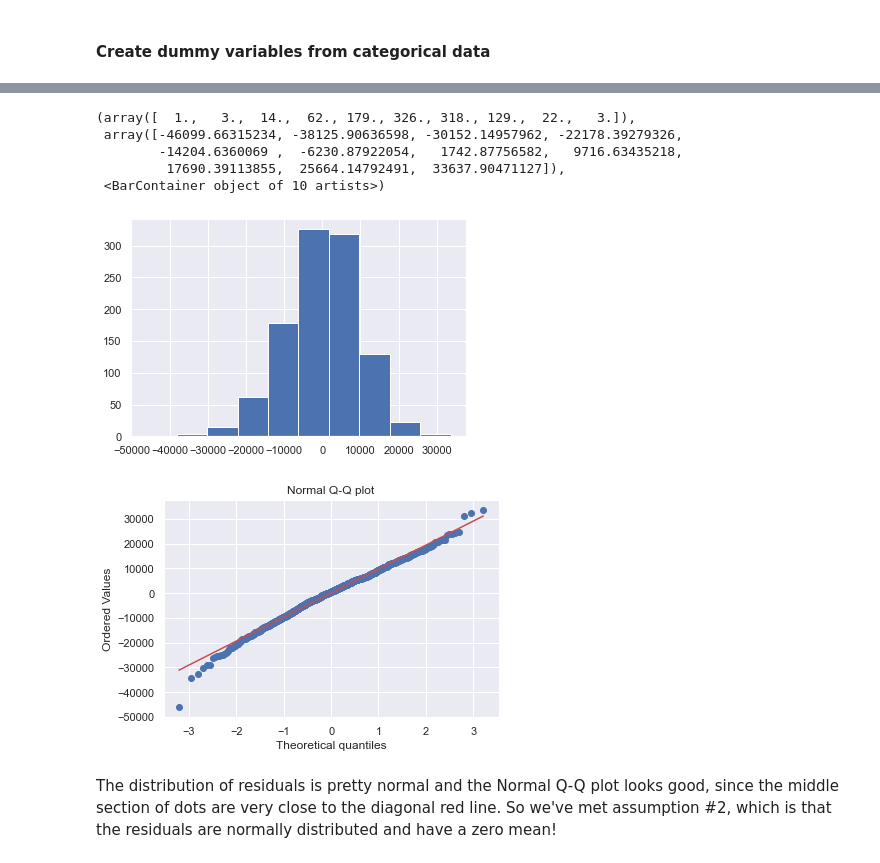
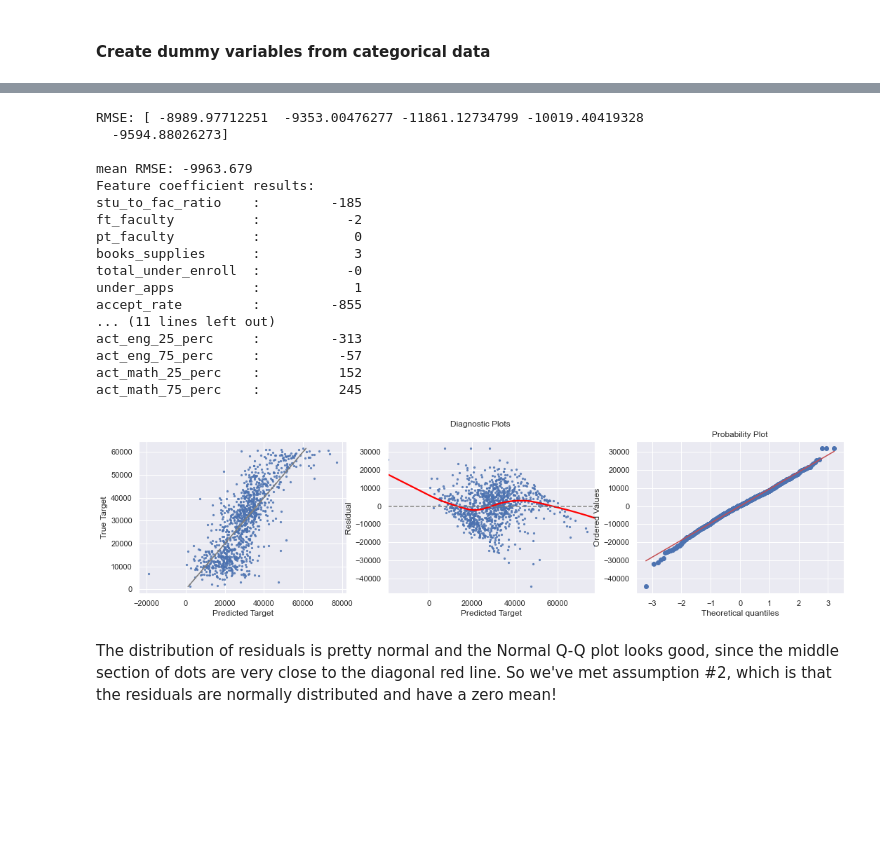
Before and after one commit to chloebs4590/Metis-NBM_Regression, a Jupyter notebook: eda_lr_project_code.ipynb, the cells around one changed output, grey strips where cells are left out. Saved outputs shown, nothing was run; the diff lists cells and outputs as text; code cells hidden in the pictures; blank space fills up the shorter version.

Commit message:
added more models

```diff
--- a/eda_lr_project_code.ipynb
+++ b/eda_lr_project_code.ipynb
@@ -1085,2 +1080,2 @@ schools_df_rev_dummies = pd.get_dummies(schools_df_rev, columns = cat_variables,
 # %%
-schools_aid = schools_df_rev_dummies.copy()
+df_modeling = schools_df_rev_dummies.copy()
@@ -1104,12 +1157,14 @@ schools_no_aid_no_sat_act.drop(['avg_grant_schol_aid','sat_read_write_25_perc',
 # %%
 # define feature variables and target variable
 
-X = schools_no_aid_no_sat_act.loc[:,['stu_to_fac_ratio', 'ft_faculty', 'pt_faculty',
+X = df_modeling.loc[:,['stu_to_fac_ratio', 'ft_faculty', 'pt_faculty',
        'books_supplies', 'total_under_enroll', 'under_apps', 'accept_rate', 'grad_rate',
        'admiss_data_1', 'test_scores_req_1.0', 'test_scores_rec_1.0',
-       'test_scores_con_not_req_1.0']]
+       'test_scores_con_not_req_1.0','sat_read_write_25_perc', 'sat_read_write_75_perc','sat_math_25_perc',
+       'sat_math_75_perc','act_comp_25_perc', 'act_comp_75_perc', 'act_eng_25_perc',
+        'act_eng_75_perc', 'act_math_25_perc','act_math_75_perc']]
 
-y = schools_no_aid_no_sat_act['tuition_fees']
+y = df_modeling['tuition_fees']
 # %%
 # check that there's no multicollinearity between our feature variables using variance inflation factor
     # from statsmodels
@@ -1208,25 +1214,24 @@ Text(0, 0.5, 'Residuals')
-# %%
-# Check violation of assumption 3:
-
-# histogram of residuals
-
-plt.hist(lm_residuals)
-# %% [output]
-(array([  1.,   3.,  14.,  62., 179., 326., 318., 129.,  22.,   3.]),
- array([-46099.66315234, -38125.90636598, -30152.14957962, -22178.39279326,
-        -14204.6360069 ,  -6230.87922054,   1742.87756582,   9716.63435218,
-         17690.39113855,  25664.14792491,  33637.90471127]),
- <BarContainer object of 10 artists>)
-[figure, removed]
-# %%
-# Normal Q-Q plot
-
-stats.probplot(lm_residuals, dist="norm", plot=plt)
-plt.title("Normal Q-Q plot")
-
-plt.show()
-# %% [output]
-[figure, removed]
+# %%
+plot_validate(lm, X_train_val, y_train_val)
+# %% [output]
+RMSE: [ -8989.97712251  -9353.00476277 -11861.12734799 -10019.40419328
+  -9594.88026273]
+
+mean RMSE: -9963.679
+Feature coefficient results:
+stu_to_fac_ratio    :         -185
+ft_faculty          :           -2
+pt_faculty          :            0
+books_supplies      :            3
+total_under_enroll  :           -0
+under_apps          :            1
+accept_rate         :         -855
+... (11 lines left out)
+act_eng_25_perc     :         -313
+act_eng_75_perc     :          -57
+act_math_25_perc    :          152
+act_math_75_perc    :          245
+[figure, added]
 # %% [markdown]
 The distribution of residuals is pretty normal and the Normal Q-Q plot looks good, since the middle section of dots are very close to the diagonal red line. So we've met assumption #2, which is that the residuals are normally distributed and have a zero mean!
 # %% [markdown]
```
Also changed, not shown: parts of 77 cells of this notebook.
